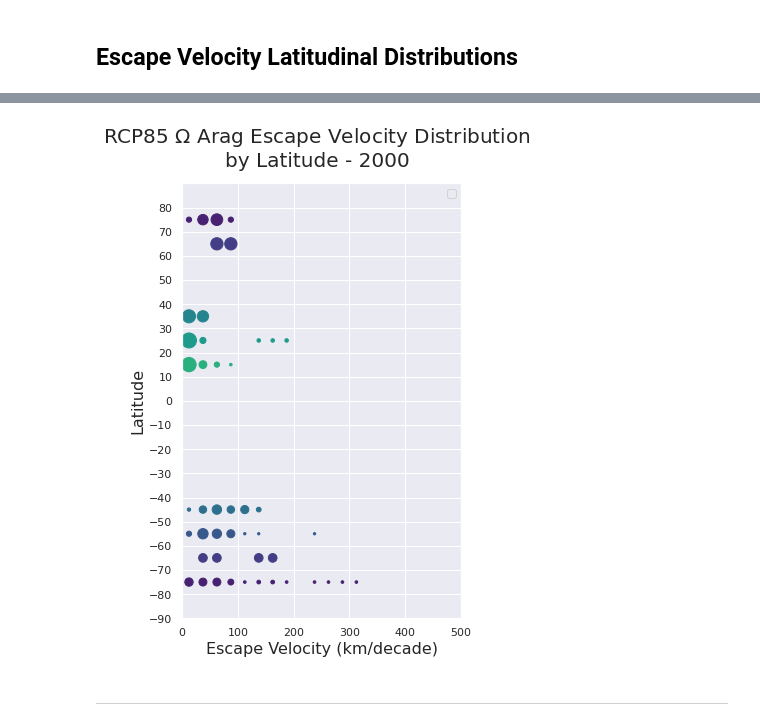
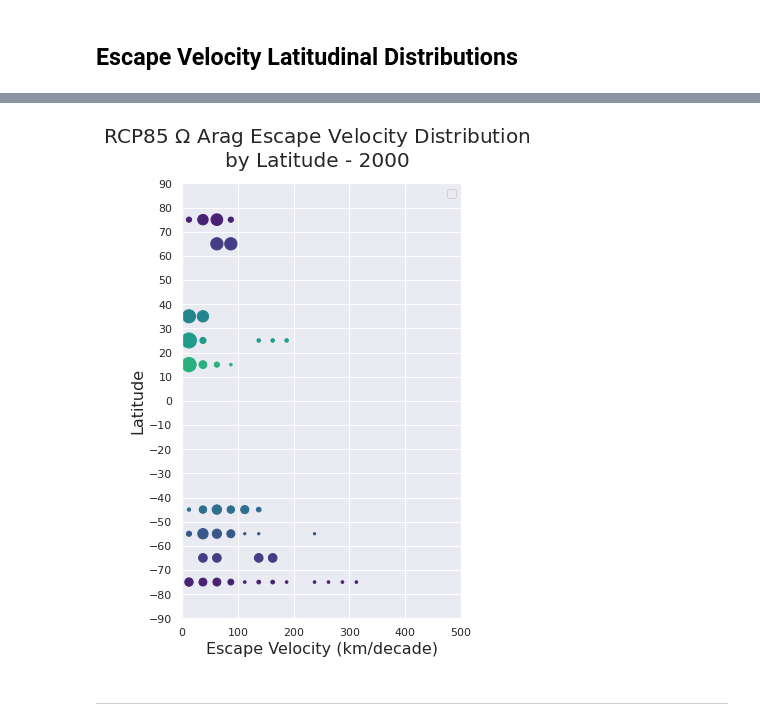
Before and after one commit to chazbethelbrescia/pei2020, a Jupyter notebook: notebooks/Climate_Envelopes/oa_rcp85_k11_escvel.ipynb, the cells around one changed output, grey strips where cells are left out. Saved outputs shown, nothing was run; the diff lists cells and outputs as text; code cells hidden in the pictures.

```diff
--- a/notebooks/Climate_Envelopes/oa_rcp85_k11_escvel.ipynb
+++ b/notebooks/Climate_Envelopes/oa_rcp85_k11_escvel.ipynb
@@ -1031,7 +1031,7 @@ for s in range(num_slices):
     ax.set_xlabel('Escape Velocity (km/decade)',fontsize=16)
     ax.set_ylabel('Latitude',fontsize=16)
     ax.set_ylim(-90,90)
-    ax.set_yticks(np.arange(-90,90,10))
+    ax.set_yticks(np.arange(-90,91,10))
     ax.set_xlim(0,500)
     ax.legend(handles=legend_regions[i:i+3], loc='upper right')
 
@@ -1045,27 +1045,27 @@ fig.savefig("./oa_escvel_stats/oa_k11_escvel_lat_distr")
 # %%
 # Escape Velocity Map and Latitudinal Distributions
 fig, ax = plt.subplots(figsize=[5,8])
 year = 2000
 yr_idx = year-1950
 
 for s in range(num_slices):
     ax.scatter(list_lat_distr[s][yr_idx].bin_edges, list_lat[s],
               list_lat_distr[s][yr_idx]*300,
               color=list_y_clrs[s])
     ax.set_xlabel('Escape Velocity (km/decade)',fontsize=16)
     ax.set_ylabel('Latitude',fontsize=16)
     ax.set_ylim(-90,90)
-    ax.set_yticks(np.arange(-90,90,10))
+    ax.set_yticks(np.arange(-90,91,10))
     ax.set_xlim(0,500)
     ax.legend(handles=legend_regions[i:i+3], loc='upper right')
 
 
 fig.suptitle('RCP85 $\Omega$ Arag Escape Velocity Distribution\nby Latitude - '+str(year),
                 fontsize=20)
 
 fig.savefig("./oa_escvel_stats/oa_k11_escvel_lat_distr")
 # %% [output]
-[figure, old version]
+[figure, new version]
 # %% [markdown]
 ---
 # %% [markdown]
```
Also changed, not shown: parts of 1 cell of this notebook, 2 other files.
